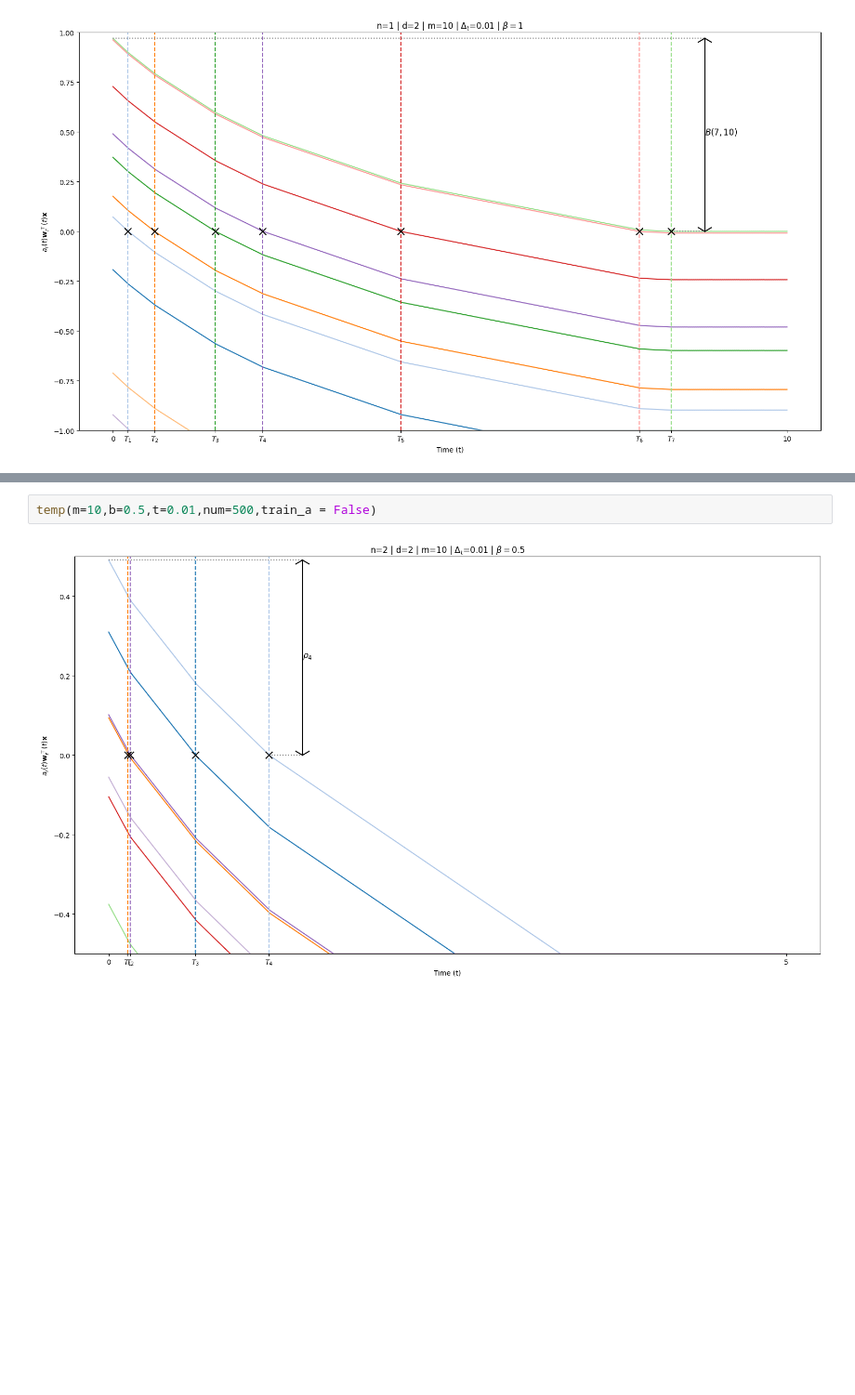
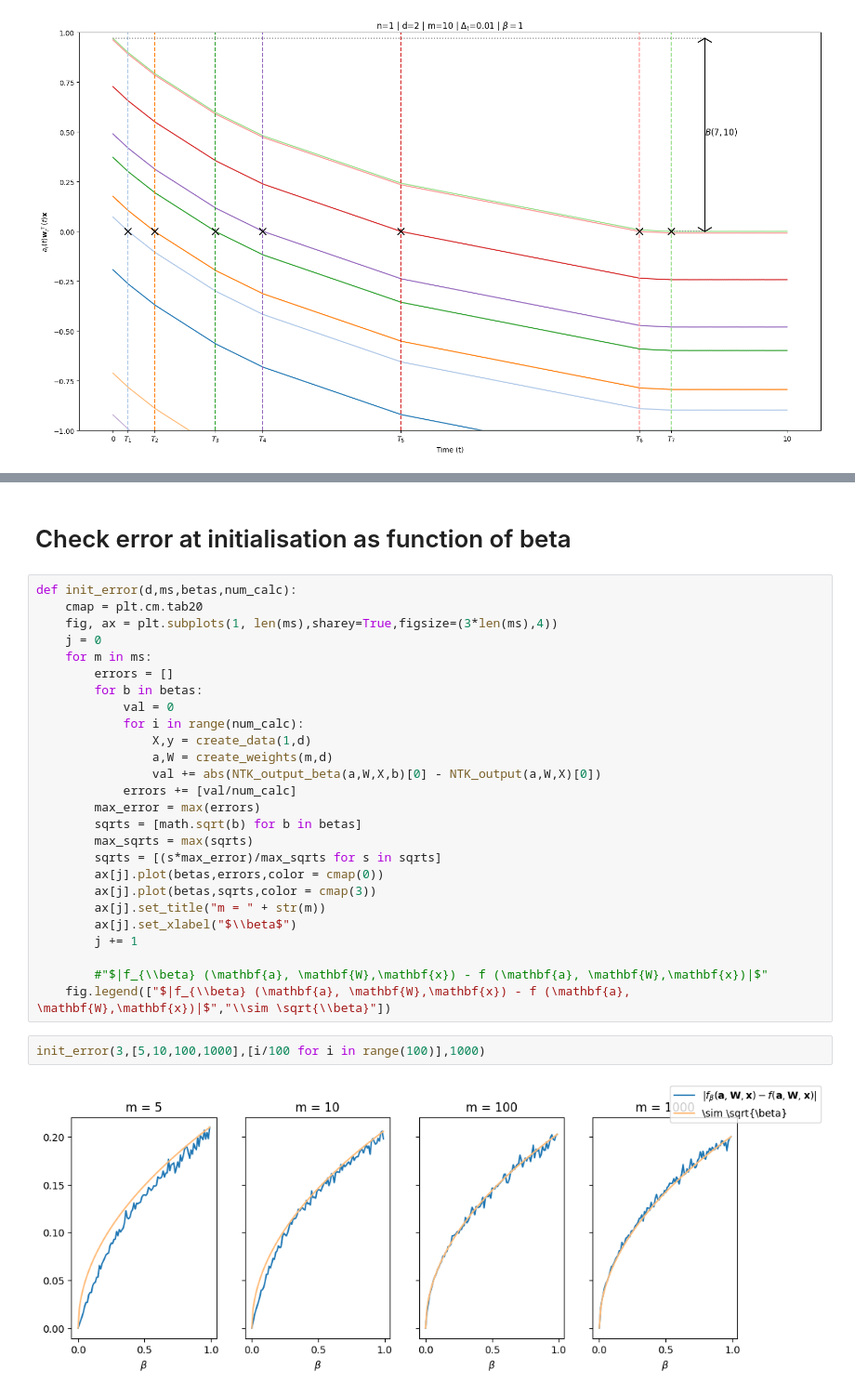
Before and after one commit to YanisBosch/NKT_Heaviside, a Jupyter notebook: main.ipynb, the cells around one changed output, grey strips where cells are left out. Shown at 93% size. Cells and saved outputs as stored; diff of their text form; blank space fills up the shorter version.

Commit message:
Added code to check dependence of init error with beta

```diff
--- a/main.ipynb
+++ b/main.ipynb
@@ -805,4 +692,32 @@ def temp(m,b,t,num,train_a = True,arrow_size = 0.02, want_flat_end = False):
-# %%
-temp(m=10,b=0.5,t=0.01,num=500,train_a = False)
-# %% [output]
-[figure, removed]
+# %% [markdown]
+# Check error at initialisation as function of beta
+# %%
+def init_error(d,ms,betas,num_calc):
+    cmap = plt.cm.tab20
+    fig, ax = plt.subplots(1, len(ms),sharey=True,figsize=(3*len(ms),4))
+    j = 0
+    for m in ms:
+        errors = []
+        for b in betas:
+            val = 0
+            for i in range(num_calc):
+                X,y = create_data(1,d)
+                a,W = create_weights(m,d)
+                val += abs(NTK_output_beta(a,W,X,b)[0] - NTK_output(a,W,X)[0])
+            errors += [val/num_calc]
+        max_error = max(errors)
+        sqrts = [math.sqrt(b) for b in betas]
+        max_sqrts = max(sqrts)
+        sqrts = [(s*max_error)/max_sqrts for s in sqrts]
+        ax[j].plot(betas,errors,color = cmap(0))
+        ax[j].plot(betas,sqrts,color = cmap(3))
+        ax[j].set_title("m = " + str(m))
+        ax[j].set_xlabel("$\\beta$")
+        j += 1
+
+        #"$|f_{\\beta} (\mathbf{a}, \mathbf{W},\mathbf{x}) - f (\mathbf{a}, \mathbf{W},\mathbf{x})|$"
+    fig.legend(["$|f_{\\beta} (\mathbf{a}, \mathbf{W},\mathbf{x}) - f (\mathbf{a}, \mathbf{W},\mathbf{x})|$","\\sim \sqrt{\\beta}"])
+# %%
+init_error(3,[5,10,100,1000],[i/100 for i in range(100)],1000)
+# %% [output]
+[figure, added]
```
Also changed, not shown: parts of 3 cells of this notebook.
